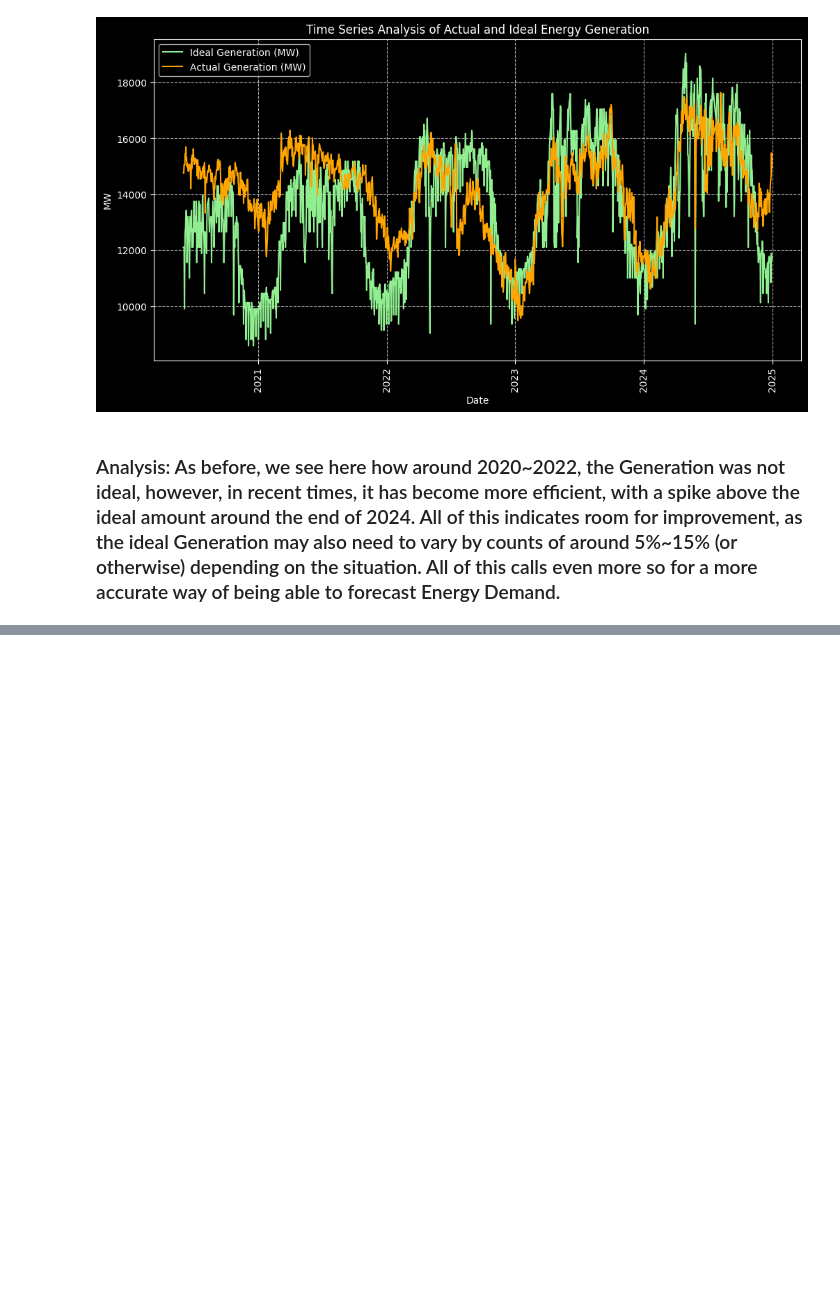
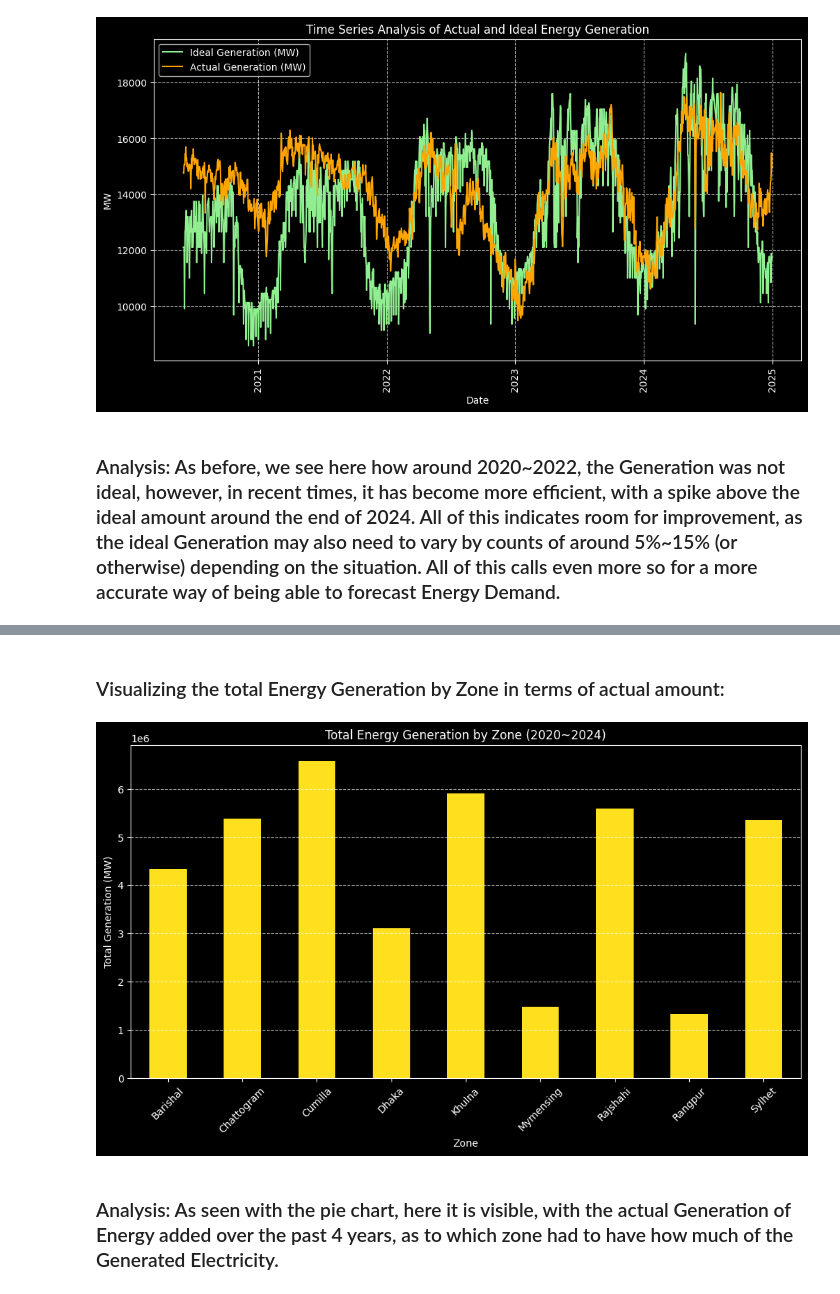
Before and after one commit to rajin-khan/GridGenius, a Jupyter notebook: Collection/EDA5.ipynb, the cells around one changed output, grey strips where cells are left out. Cells and saved outputs as stored; diff of their text form; code cells hidden in the pictures; blank space fills up the shorter version.

```diff
--- a/Collection/EDA5.ipynb
+++ b/Collection/EDA5.ipynb
@@ -650,0 +688,18 @@ plt.show()
+# %% [markdown]
+### Visualizing the total Energy Generation by Zone in terms of actual amount:
+# %%
+zone_generation = zone_df.groupby('Zone')['Generation(MW)'].sum()
+
+plt.figure(figsize=(12, 6))
+zone_generation.plot(kind='bar')
+plt.title('Total Energy Generation by Zone (2020~2024)')
+plt.xlabel('Zone')
+plt.ylabel('Total Generation (MW)')
+plt.xticks(rotation=45)
+plt.grid(axis='y', linestyle='--', alpha=0.7)
+plt.savefig('./generated/24.png', dpi=500)
+plt.show()
+# %% [output]
+[figure, added]
+# %% [markdown]
+### Analysis: As seen with the pie chart, here it is visible, with the actual Generation of Energy added over the past 4 years, as to which zone had to have how much of the Generated Electricity.
```
Also changed, not shown: parts of 7 cells of this notebook.
